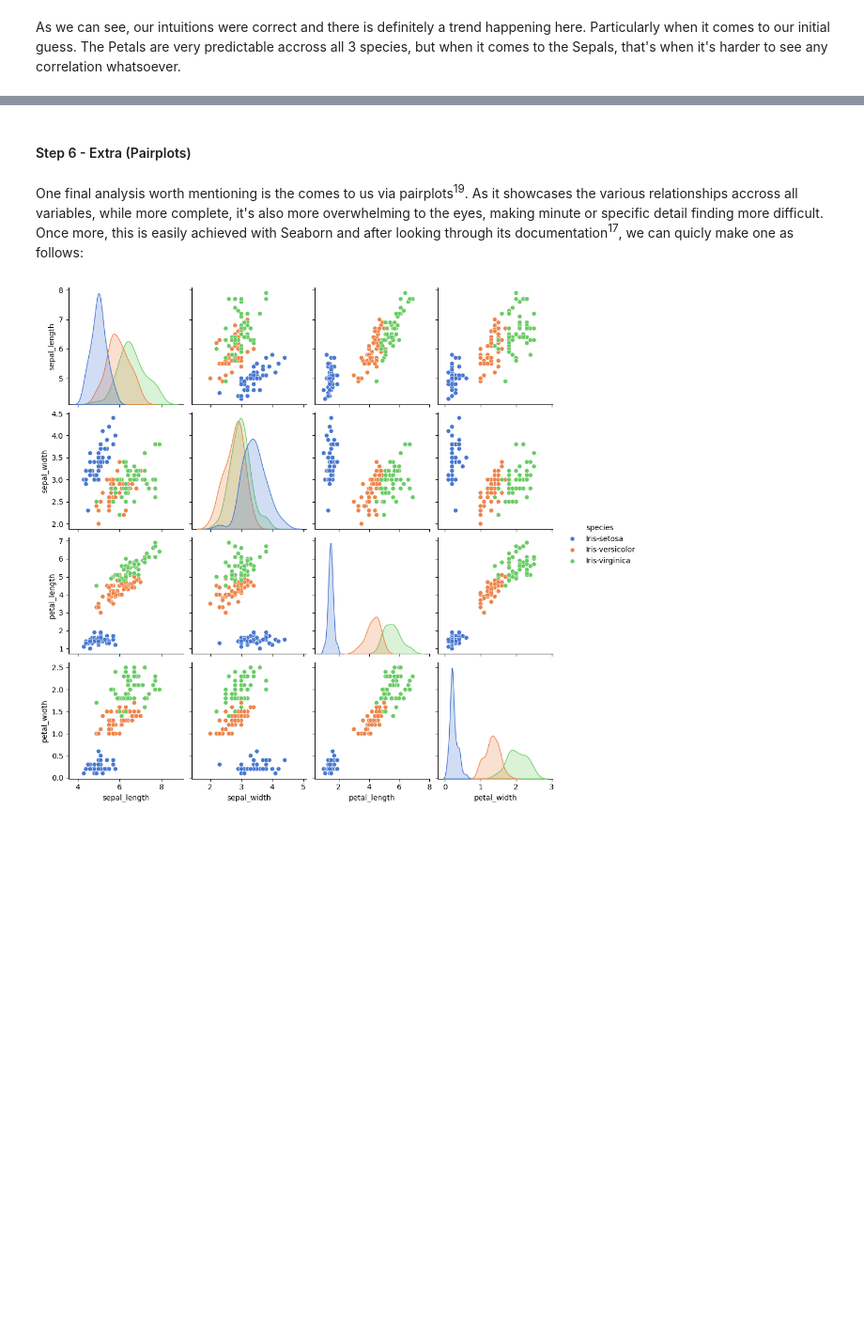
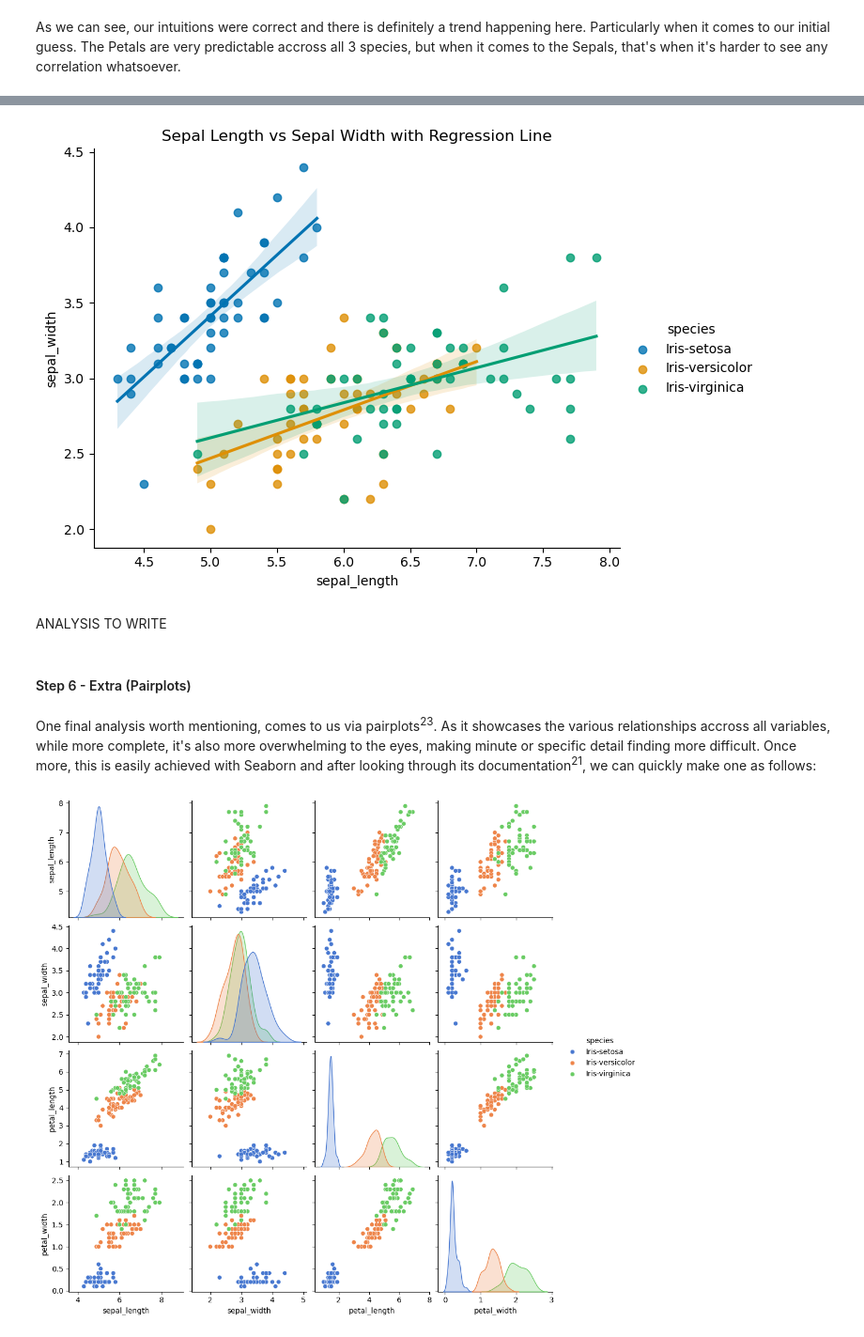
Before and after one commit to LoicBagnoud/pands-project, a Jupyter notebook: iris.ipynb, the cells around one changed output, grey strips where cells are left out. Shown: that part at 94% size. Drawn from its saved outputs; the diff is of its cells as text; code cells hidden in the pictures; blank space fills up the shorter version.

Commit message:
Scatterplot Individual lines code attempts and Implot

```diff
--- a/iris.ipynb
+++ b/iris.ipynb
@@ -309,8 +313,20 @@ As we can see, our intuitions were correct and there is definitely a trend happe
+# %%
+# We start with following the documentation and assigning our x, y, our dataframe and our hue and we make sure we select the correct palette for consistency.
+# After some issues with the size, I then added the other two conditions, namely height and aspect as per the documentation.
+sns.lmplot(x='sepal_length', y='sepal_width', data=df, hue='species', palette="colorblind", height=5, aspect=1.3)
+
+# Afterwards, we just name it and display it.
+plt.title("Sepal Length vs Sepal Width with Regression Line")
+plt.show()
+# %% [output]
+[figure, added]
+# %% [markdown]
+ANALYSIS TO WRITE
 # %% [markdown]
 #### Step 6 - Extra (Pairplots)
 # %% [markdown]
-One final analysis worth mentioning is the comes to us via pairplots<sup>19</sup>. As it showcases the various relationships accross all variables, while more complete, it's also
-more overwhelming to the eyes, making minute or specific detail finding more difficult. Once more, this is easily achieved with Seaborn and after looking through its documentation<sup>17</sup>, we can quicly make one as follows:
+One final analysis worth mentioning, comes to us via pairplots<sup>23</sup>. As it showcases the various relationships accross all variables, while more complete, it's also
+more overwhelming to the eyes, making minute or specific detail finding more difficult. Once more, this is easily achieved with Seaborn and after looking through its documentation<sup>21</sup>, we can quickly make one as follows:
 # %%
 # With seabornes' built in pairplot, we can just copy the format found in the documentation. Get the datafram and the hue.
 pair_plot = sns.pairplot(df, hue="species")
```
Also changed, not shown: parts of 4 cells of this notebook, 2 other files.
